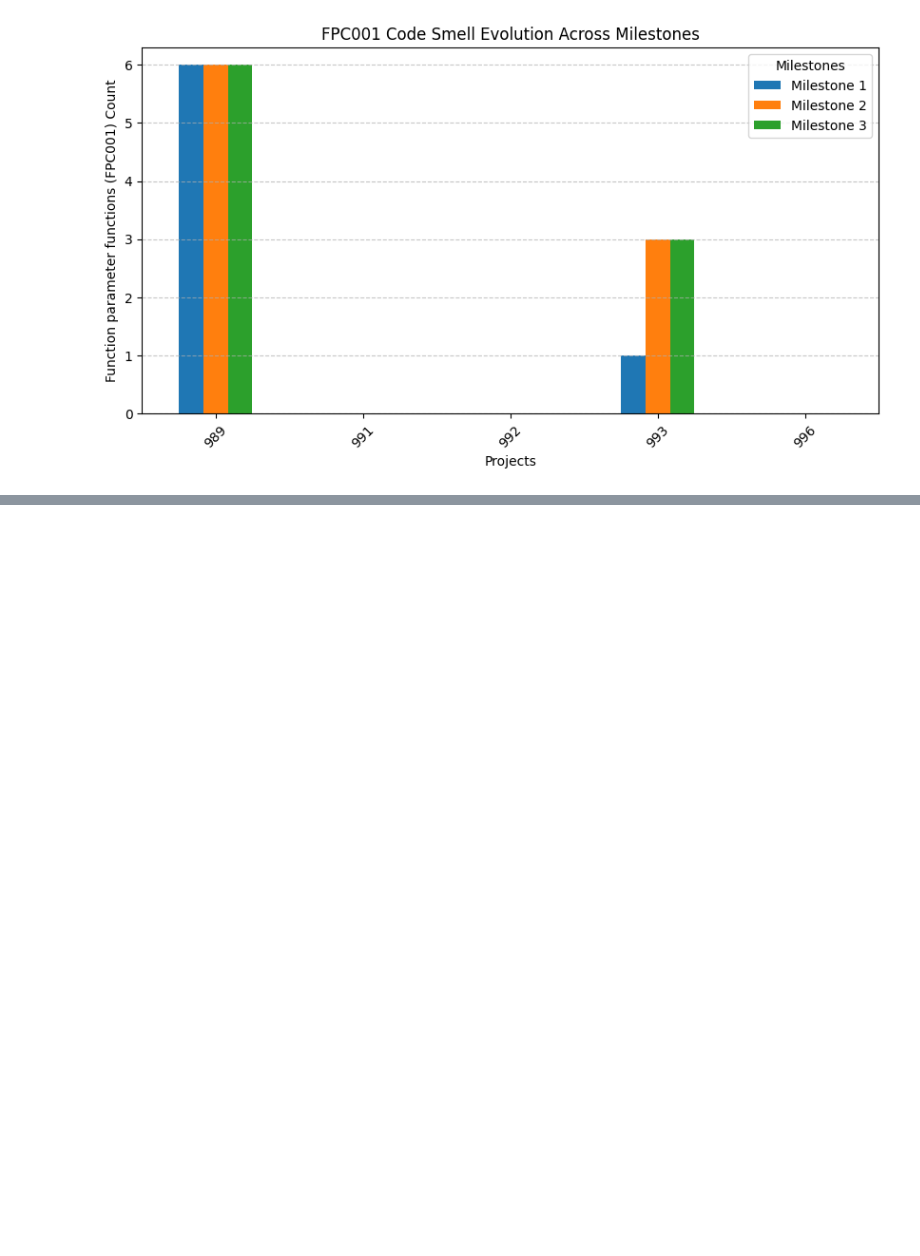
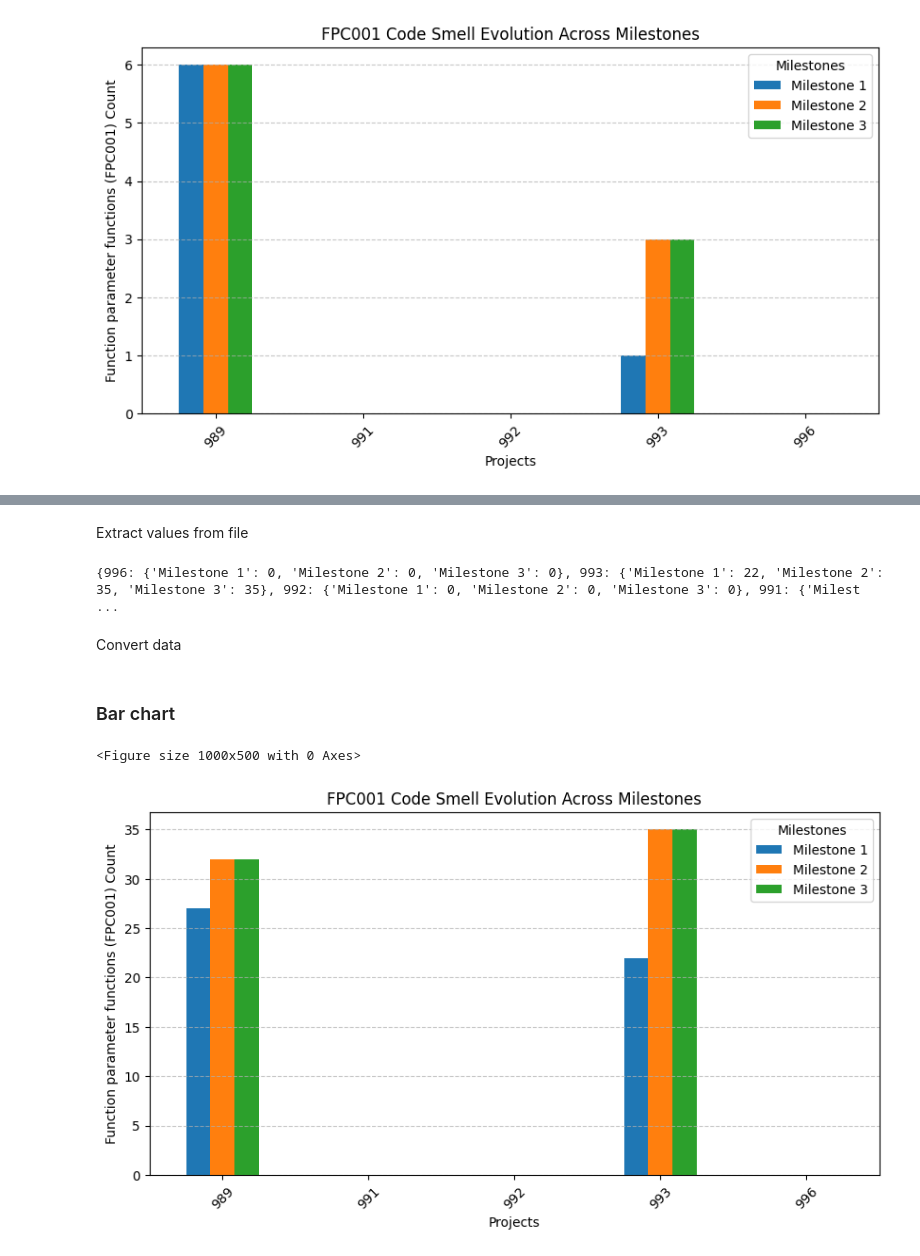
Before and after one commit to petercsaszar/code-metrics, a Jupyter notebook: gitlab_extractor/visualize.ipynb, the cells around one changed output, grey strips where cells are left out. Saved outputs shown, nothing was run; the diff lists cells and outputs as text; code cells hidden in the pictures; blank space fills up the shorter version.

```diff
--- a/gitlab_extractor/visualize.ipynb
+++ b/gitlab_extractor/visualize.ipynb
@@ -190,0 +193,49 @@ plt.show()
+# %% [markdown]
+Extract values from file
+# %%
+data = {}
+
+i = 1
+for filename in os.listdir("./"):
+    if filename.endswith(".json"):  # Adjust for file format
+        filepath = os.path.join("./", filename)
+        with open(filepath, "r") as file:
+            json_object = json.load(file)
+            projects = [{"project_id": key, **value} for key, value in json_object.items()]
+            for project in projects:
+                score = project["lcom5_score"]
+                project_id = project["project_id"]
+                if project_id not in data:
+                    data[project_id] = {}
+                milestone = "Milestone " + str(i)
+                data[project_id][milestone] = score
+        i += 1
+
+print(data)
+# %% [output]
+{996: {'Milestone 1': 0, 'Milestone 2': 0, 'Milestone 3': 0}, 993: {'Milestone 1': 22, 'Milestone 2': 35, 'Milestone 3': 35}, 992: {'Milestone 1': 0, 'Milestone 2': 0, 'Milestone 3': 0}, 991: {'Milest ...
+# %% [markdown]
+Convert data
+# %%
+df = pd.DataFrame.from_dict(data, orient='index')
+df = df.sort_index()
+# %% [markdown]
+### Bar chart
+# %%
+# Plot
+plt.figure(figsize=(10, 5))
+df.plot(kind='bar', figsize=(10, 5))
+
+# Labels and Title
+plt.xlabel("Projects")
+plt.ylabel("Function parameter functions (FPC001) Count")
+plt.title("FPC001 Code Smell Evolution Across Milestones")
+plt.legend(title="Milestones")
+plt.xticks(rotation=45)
+plt.grid(axis="y", linestyle="--", alpha=0.7)
+
+# Show plot
+plt.show()
+# %% [output]
+<Figure size 1000x500 with 0 Axes>
+[figure, added]
```
Also changed, not shown: parts of 7 cells of this notebook, 7 other files.
